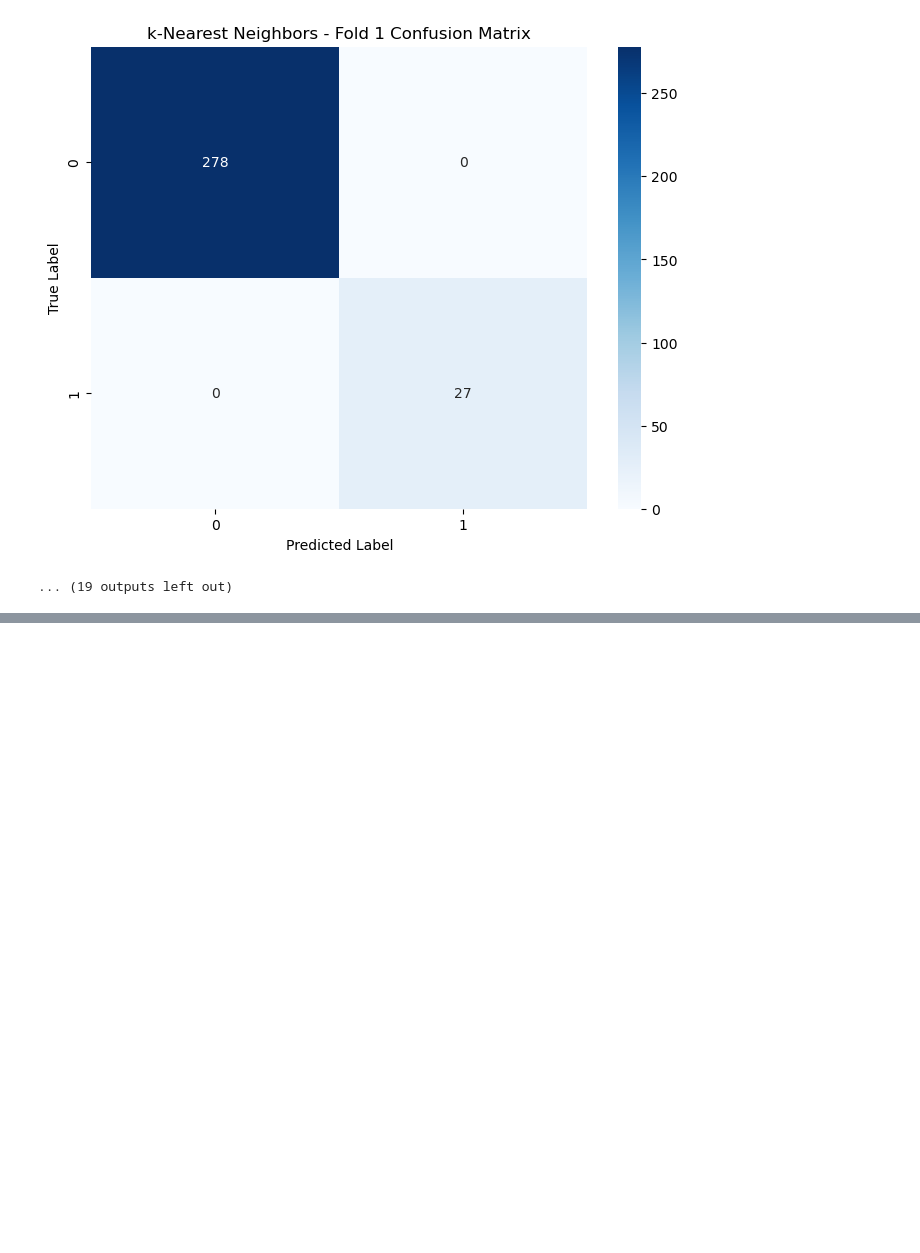
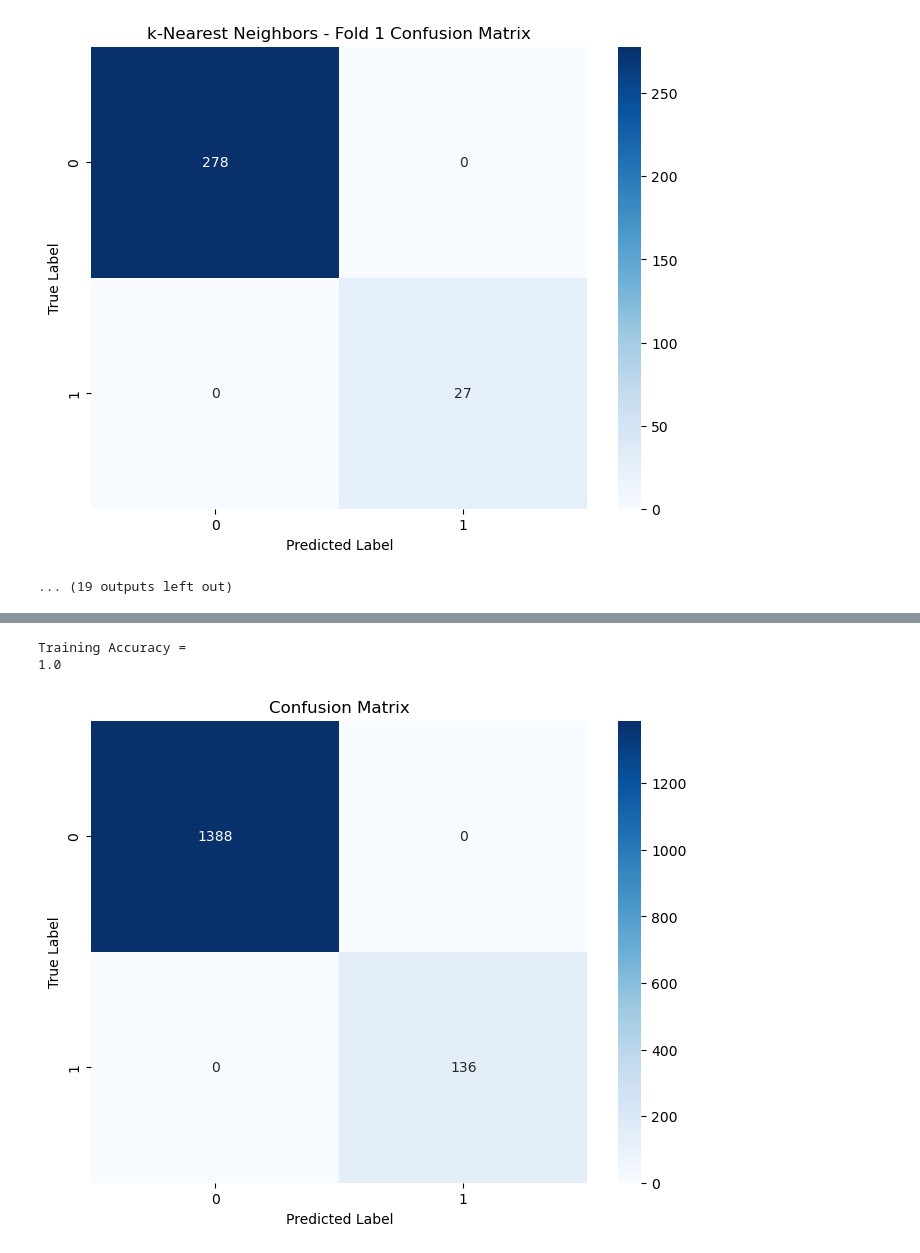
Before and after one commit to parinazfathi/ErdosFall2024ProteinTeam, a Jupyter notebook: RunningAll4Models_UPDATED_PF2.ipynb, the cells around one changed output, grey strips where cells are left out. Drawn from its saved outputs; the diff is of its cells as text; code cells hidden in the pictures; blank space fills up the shorter version.

```diff
--- a/RunningAll4Models_UPDATED_PF2.ipynb
+++ b/RunningAll4Models_UPDATED_PF2.ipynb
@@ -201,9 +212,9 @@ Evaluating k-Nearest Neighbors with k-fold CV, bootstrapping, and kNN imputation
 # Initialize models
 models = {
     "Logistic Regression": OneVsRestClassifier(LogisticRegression(max_iter=1000, solver='lbfgs')),
-    "k-Nearest Neighbors (n=5)": KNeighborsClassifier(n_neighbors=5),
-    "k-Nearest Neighbors (n=13)": KNeighborsClassifier(n_neighbors=13),
-    "Random Forest": RandomForestClassifier(n_estimators=100, random_state=100),
-    "XGBoost": XGBClassifier(n_estimators=100)
+    #"k-Nearest Neighbors (n=5)": KNeighborsClassifier(n_neighbors=5),
+    #"k-Nearest Neighbors (n=13)": KNeighborsClassifier(n_neighbors=13),
+    #"Random Forest": RandomForestClassifier(n_estimators=100, random_state=100),
+    #"XGBoost": XGBClassifier(n_estimators=100)
 }
 # %%
@@ -293,0 +330,29 @@ Evaluating k-Nearest Neighbors with k-fold CV, bootstrapping, and kNN imputation
+# %%
+# Final Model
+
+FinalModel = OneVsRestClassifier(LogisticRegression(max_iter=1000, solver='lbfgs'))
+# %%
+# Apply KNN Imputer to impute missing values
+X_train_imputed = imputer.fit_transform(X_train)
+
+# Train the Final Model
+FinalModel.fit(X_train_imputed, y_train)
+
+# Predict and evaluate training accuracy
+y_pred = FinalModel.predict(X_train_imputed)
+print("Training Accuracy =")
+print(accuracy_score(y_train, y_pred))
+
+training_conf_matrix = confusion_matrix(y_train, y_pred)
+
+plt.figure(figsize=(8, 6))
+sns.heatmap(training_conf_matrix, annot=True, fmt='d', cmap='Blues',
+xticklabels=np.unique(y_train), yticklabels=np.unique(y_train))
+plt.xlabel('Predicted Label')
+plt.ylabel('True Label')
+plt.title("Confusion Matrix")
+plt.show()
+# %% [output]
+Training Accuracy =
+1.0
+[figure, added]
```
Also changed, not shown: parts of 6 cells of this notebook, 1 other file.
